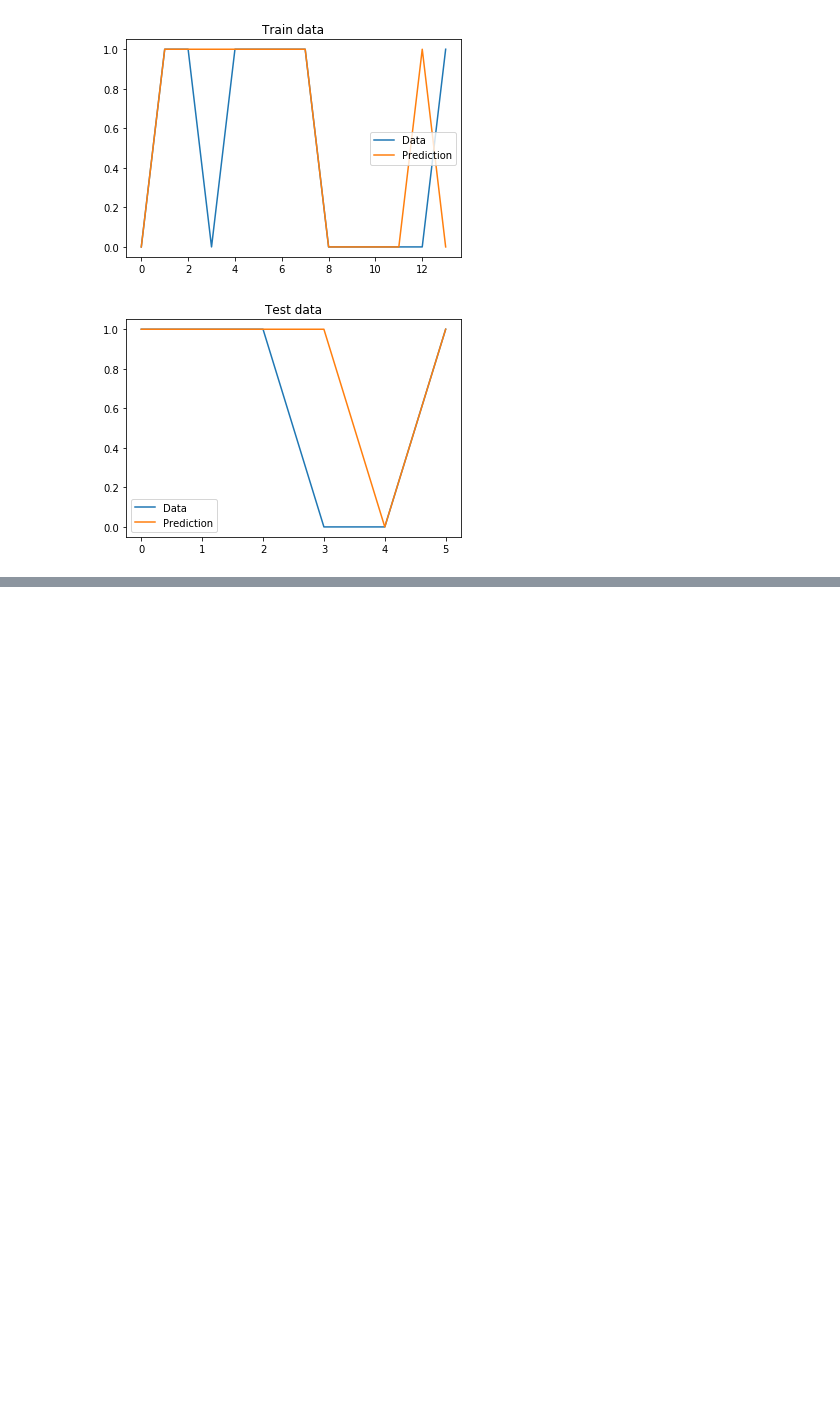
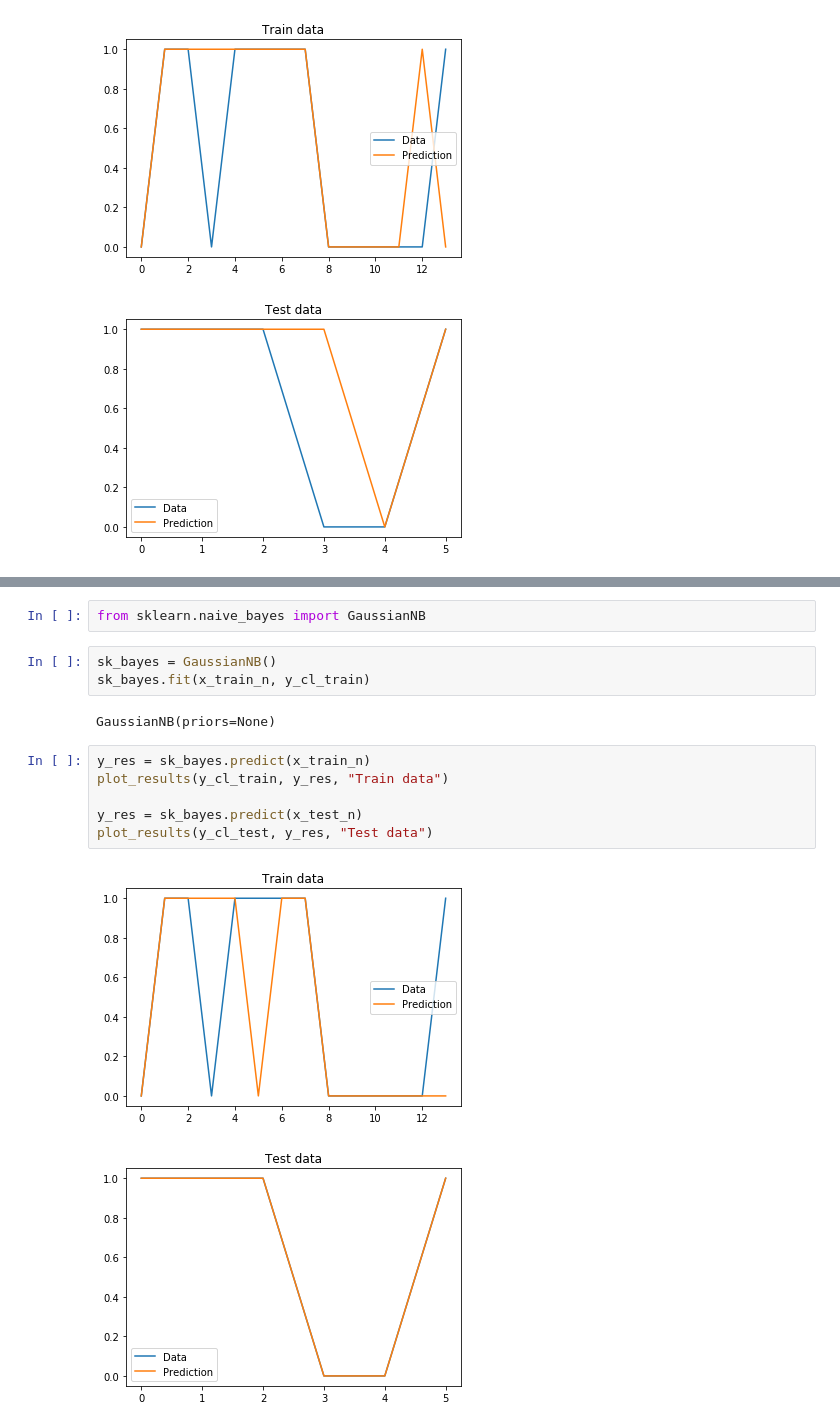
Before and after one commit to andriyrom/MachineLearning, a Jupyter notebook: Examples/Example.ipynb, the cells around one changed output, grey strips where cells are left out. Saved outputs shown, nothing was run; the diff lists cells and outputs as text; blank space fills up the shorter version.

```diff
--- a/Examples/Example.ipynb
+++ b/Examples/Example.ipynb
@@ -201,0 +218,16 @@ plot_results(y_cl_test, y_res, "Test data")
+# %%
+from sklearn.naive_bayes import GaussianNB
+# %%
+sk_bayes = GaussianNB()
+sk_bayes.fit(x_train_n, y_cl_train)
+# %% [output]
+GaussianNB(priors=None)
+# %%
+y_res = sk_bayes.predict(x_train_n)
+plot_results(y_cl_train, y_res, "Train data")
+
+y_res = sk_bayes.predict(x_test_n)
+plot_results(y_cl_test, y_res, "Test data")
+# %% [output]
+[figure, added]
+[figure, added]
```
Also changed, not shown: parts of 6 cells of this notebook.
